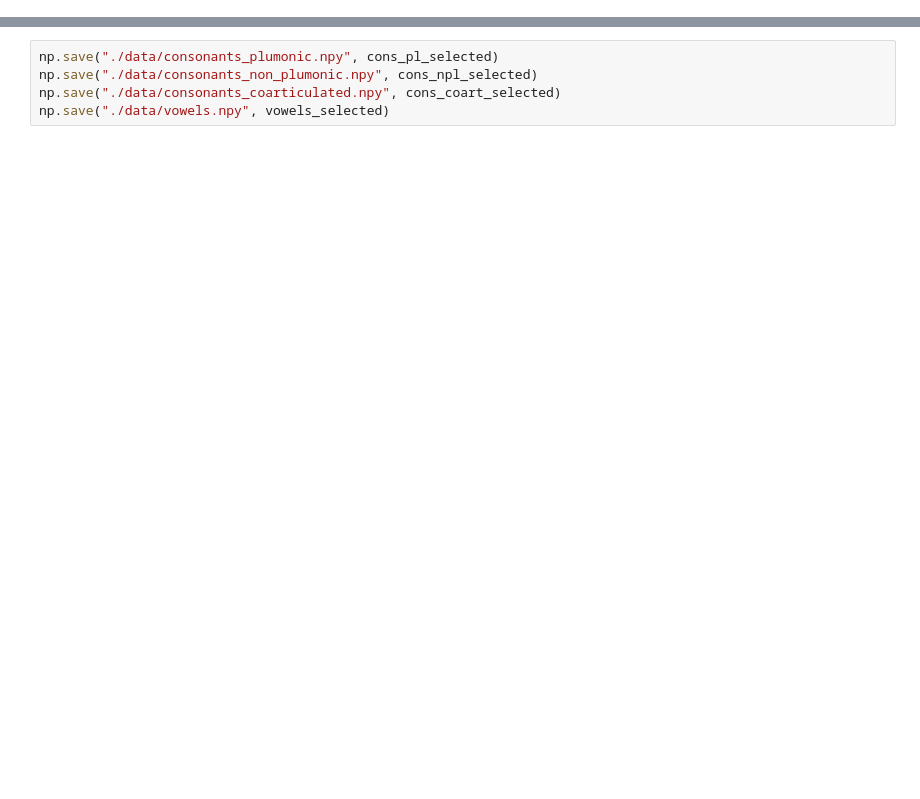
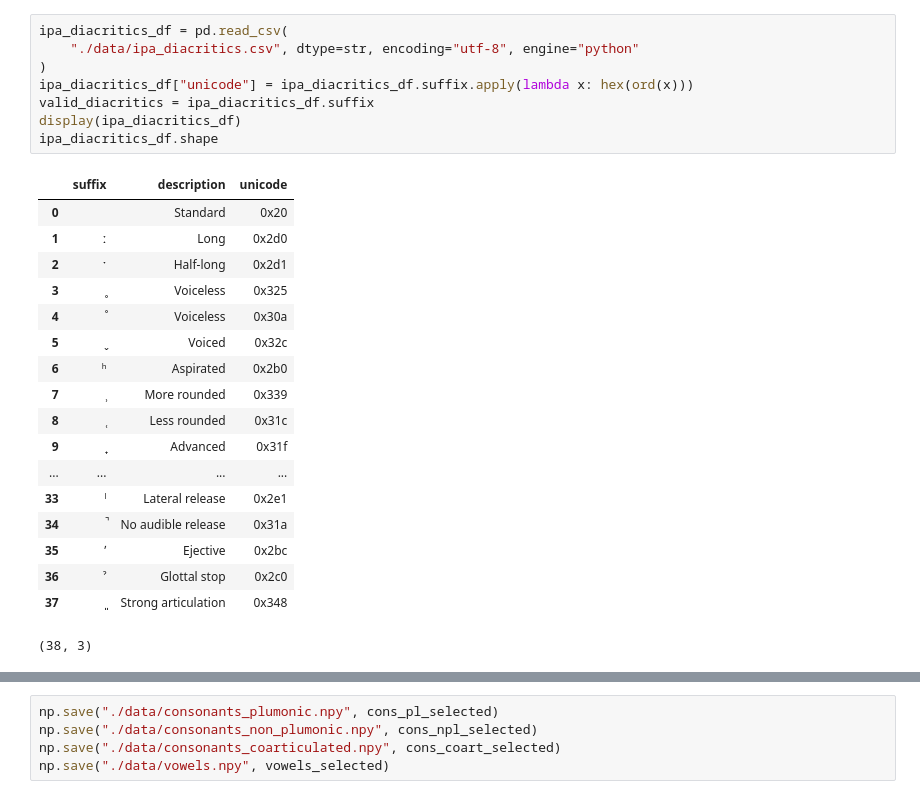
Before and after one commit to Pappa/conlanger, a Jupyter notebook: notebooks/prepare_phoible_data.ipynb, the cells around one changed output, grey strips where cells are left out. Drawn from its saved outputs; the diff is of its cells as text; blank space fills up the shorter version.

```diff
--- a/notebooks/prepare_phoible_data.ipynb
+++ b/notebooks/prepare_phoible_data.ipynb
@@ -303,0 +30,27 @@ cons_pl_selected.shape, cons_npl_selected.shape, vowels_selected.shape, cons_coa
+# %%
+ipa_diacritics_df = pd.read_csv(
+    "./data/ipa_diacritics.csv", dtype=str, encoding="utf-8", engine="python"
+)
+ipa_diacritics_df["unicode"] = ipa_diacritics_df.suffix.apply(lambda x: hex(ord(x)))
+valid_diacritics = ipa_diacritics_df.suffix
+display(ipa_diacritics_df)
+ipa_diacritics_df.shape
+# %% [output]
+|  | suffix | description | unicode |
+| 0 |  | Standard | 0x20 |
+| 1 | ː | Long | 0x2d0 |
+| 2 | ˑ | Half-long | 0x2d1 |
+| 3 | ̥ | Voiceless | 0x325 |
+| 4 | ̊ | Voiceless | 0x30a |
+| 5 | ̬ | Voiced | 0x32c |
+| 6 | ʰ | Aspirated | 0x2b0 |
+| 7 | ̹ | More rounded | 0x339 |
+| 8 | ̜ | Less rounded | 0x31c |
+| 9 | ̟ | Advanced | 0x31f |
+| ... | ... | ... | ... |
+| 33 | ˡ | Lateral release | 0x2e1 |
+| 34 | ̚ | No audible release | 0x31a |
+| 35 | ʼ | Ejective | 0x2bc |
+| 36 | ˀ | Glottal stop | 0x2c0 |
+| 37 | ͈ | Strong articulation | 0x348 |
+(38, 3)
```
Also changed, not shown: parts of 44 cells of this notebook, 7 other files.
